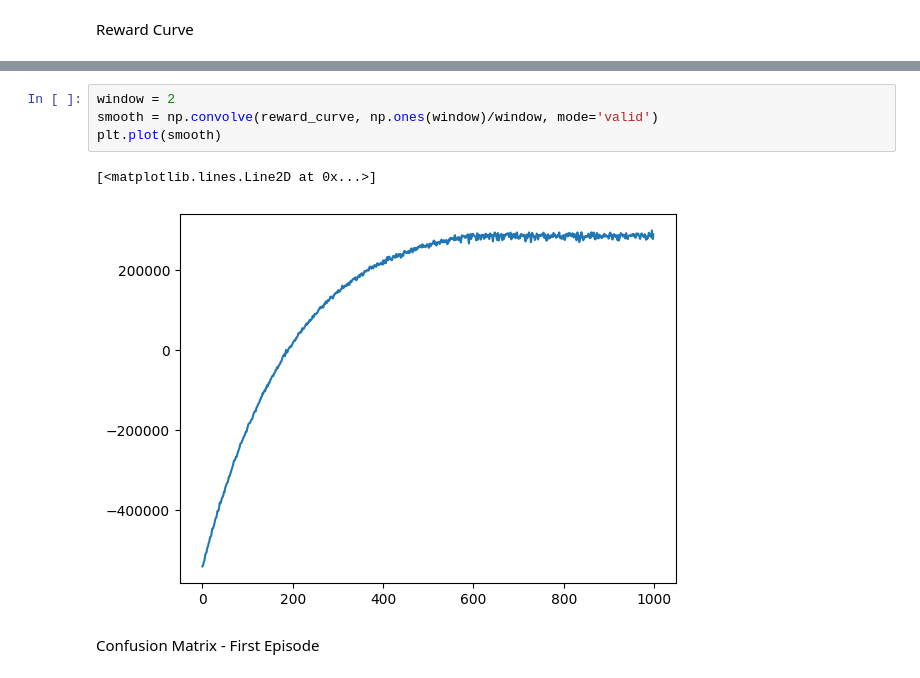
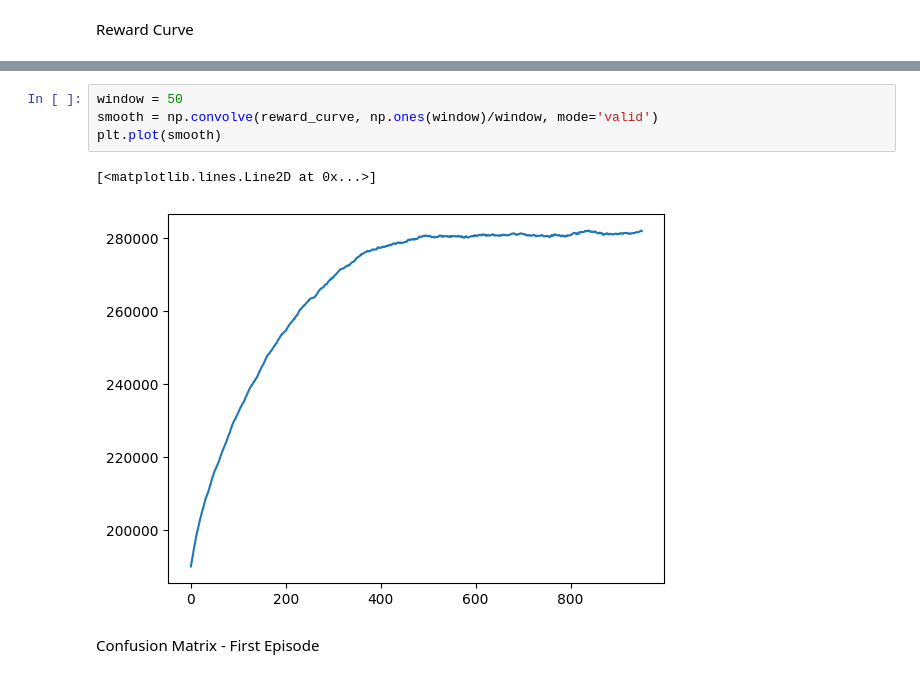
Before and after one commit to vmbobato/RL-Firewall, a Jupyter notebook: notebooks/visualization.ipynb, the cells around one changed output, grey strips where cells are left out. Cells and saved outputs as stored; diff of their text form.

```diff
--- a/notebooks/visualization.ipynb
+++ b/notebooks/visualization.ipynb
@@ -115,10 +115,10 @@ plt.show()
 # %%
-window = 2
+window = 50
 smooth = np.convolve(reward_curve, np.ones(window)/window, mode='valid')
 plt.plot(smooth)
 # %% [output]
 [<matplotlib.lines.Line2D at 0x...>]
-[figure, old version]
+[figure, new version]
 # %% [markdown]
 Confusion Matrix - First Episode
 # %%
```
Also changed, not shown: parts of 23 cells of this notebook.
